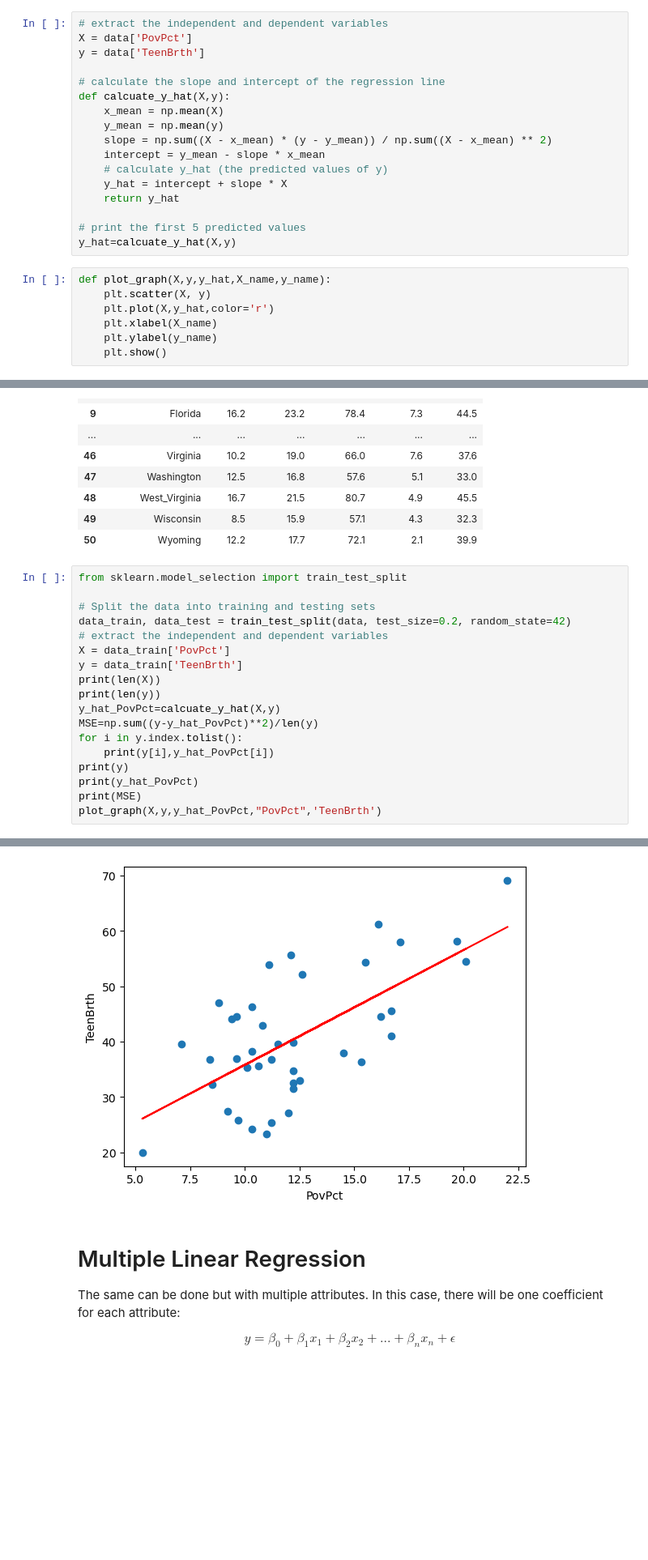
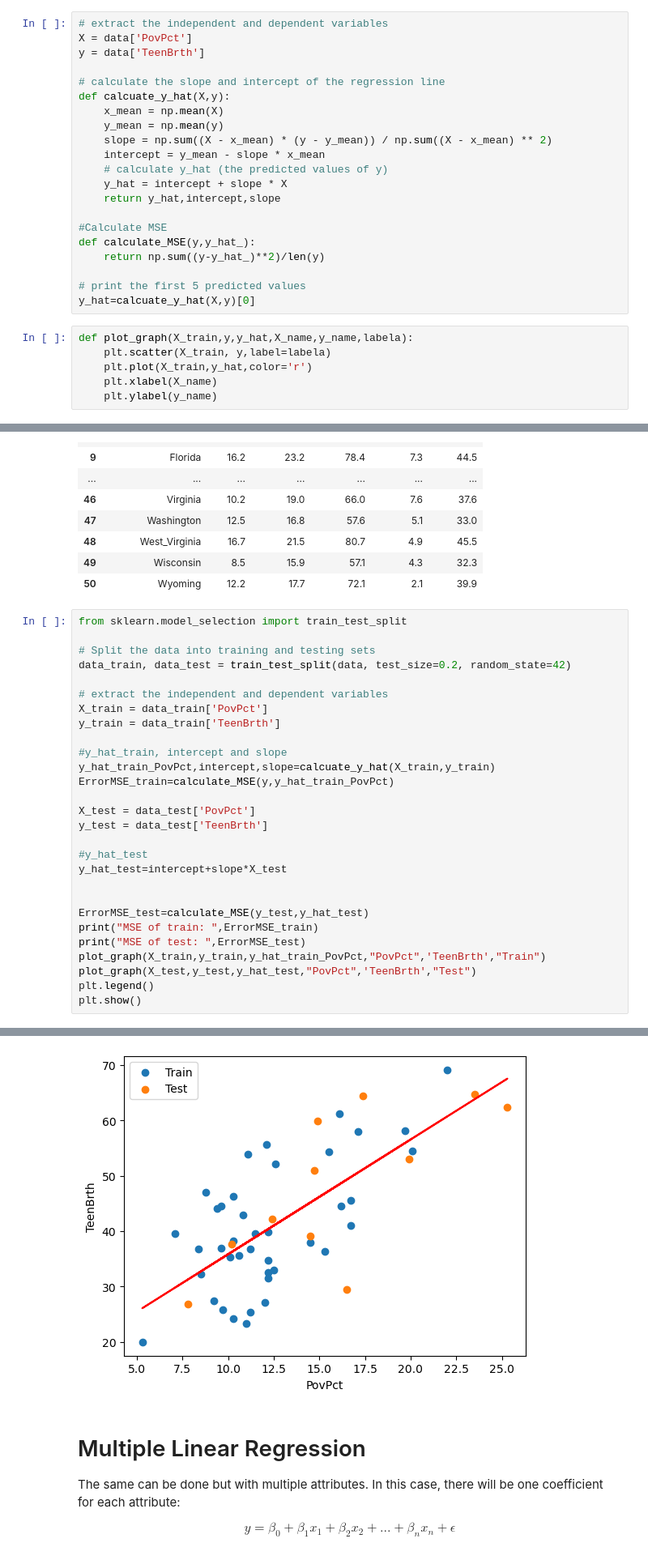
Before and after one commit to afrincon2/Machine_learning, a Jupyter notebook: LinearRegression/LinearRegression-Ex.ipynb, the cells around one changed output, grey strips where cells are left out. Shown: that part at 81% size. Drawn from its saved outputs; the diff is of its cells as text; blank space fills up the shorter version.

```diff
--- a/LinearRegression/LinearRegression-Ex.ipynb
+++ b/LinearRegression/LinearRegression-Ex.ipynb
@@ -55,15 +55,18 @@ def calcuate_y_hat(X,y):
     intercept = y_mean - slope * x_mean
     # calculate y_hat (the predicted values of y)
     y_hat = intercept + slope * X
-    return y_hat
+    return y_hat,intercept,slope
+
+#Calculate MSE
+def calculate_MSE(y,y_hat_):
+    return np.sum((y-y_hat_)**2)/len(y)
 
 # print the first 5 predicted values
-y_hat=calcuate_y_hat(X,y)
+y_hat=calcuate_y_hat(X,y)[0]
 # %%
-def plot_graph(X,y,y_hat,X_name,y_name):
-    plt.scatter(X, y)
-    plt.plot(X,y_hat,color='r')
+def plot_graph(X_train,y,y_hat,X_name,y_name,labela):
+    plt.scatter(X_train, y,label=labela)
+    plt.plot(X_train,y_hat,color='r')
     plt.xlabel(X_name)
     plt.ylabel(y_name)
-    plt.show()
 # %%
@@ -99,17 +104,27 @@ from sklearn.model_selection import train_test_split
 
 # Split the data into training and testing sets
 data_train, data_test = train_test_split(data, test_size=0.2, random_state=42)
+
 # extract the independent and dependent variables
-X = data_train['PovPct']
-y = data_train['TeenBrth']
-print(len(X))
-print(len(y))
-y_hat_PovPct=calcuate_y_hat(X,y)
-MSE=np.sum((y-y_hat_PovPct)**2)/len(y)
-for i in y.index.tolist():
-    print(y[i],y_hat_PovPct[i])
-print(y)
-print(y_hat_PovPct)
-print(MSE)
-plot_graph(X,y,y_hat_PovPct,"PovPct",'TeenBrth')
+X_train = data_train['PovPct']
+y_train = data_train['TeenBrth']
+
+#y_hat_train, intercept and slope
+y_hat_train_PovPct,intercept,slope=calcuate_y_hat(X_train,y_train)
+ErrorMSE_train=calculate_MSE(y,y_hat_train_PovPct)
+
+X_test = data_test['PovPct']
+y_test = data_test['TeenBrth']
+
+#y_hat_test
+y_hat_test=intercept+slope*X_test
+
+
+ErrorMSE_test=calculate_MSE(y_test,y_hat_test)
+print("MSE of train: ",ErrorMSE_train)
+print("MSE of test: ",ErrorMSE_test)
+plot_graph(X_train,y_train,y_hat_train_PovPct,"PovPct",'TeenBrth',"Train")
+plot_graph(X_test,y_test,y_hat_test,"PovPct",'TeenBrth',"Test")
+plt.legend()
+plt.show()
 # %% [output]
@@ -133,4 +133,4 @@ Name: PovPct, dtype: float64
-[figure, old version]
+[figure, new version]
 # %% [markdown]
 # Multiple Linear Regression
 
```
Also changed, not shown: parts of 4 cells of this notebook.
